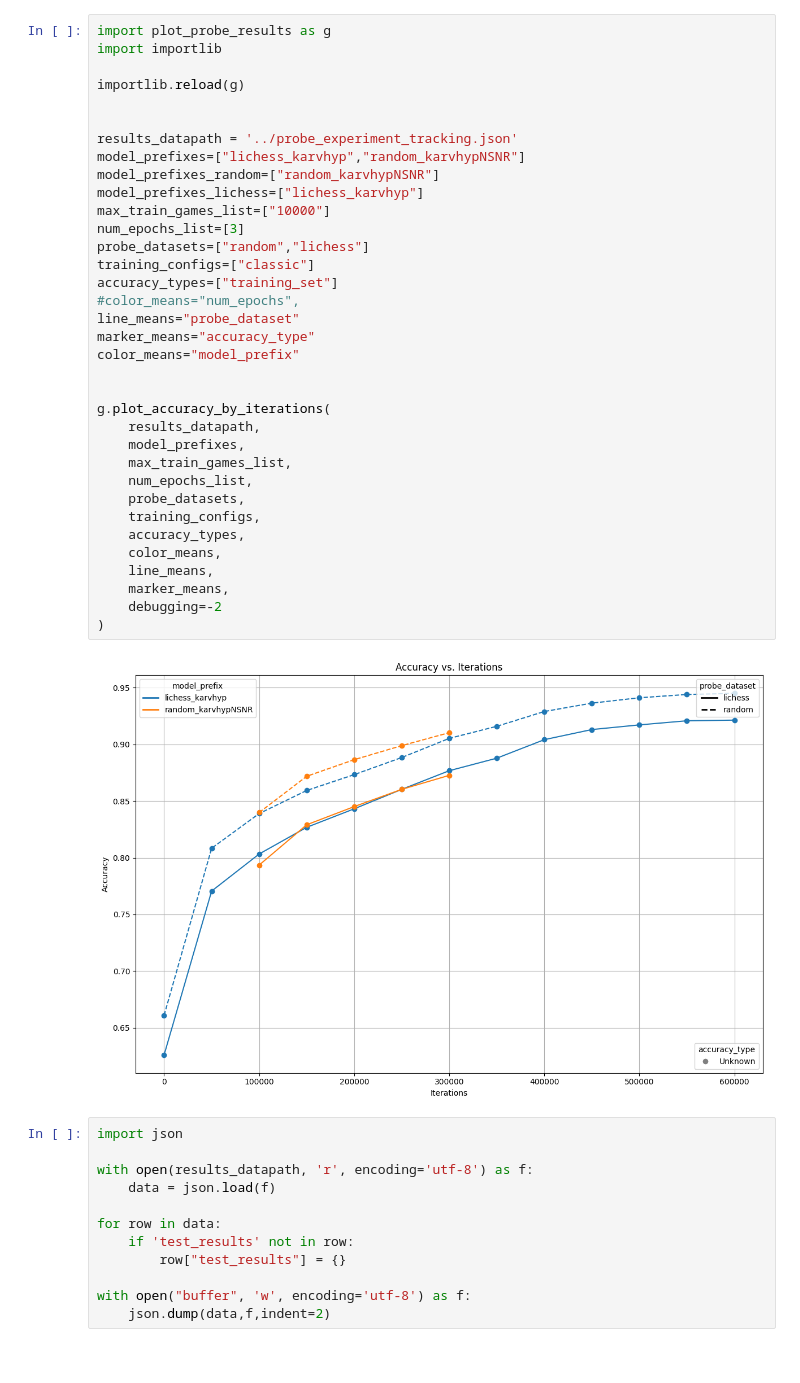
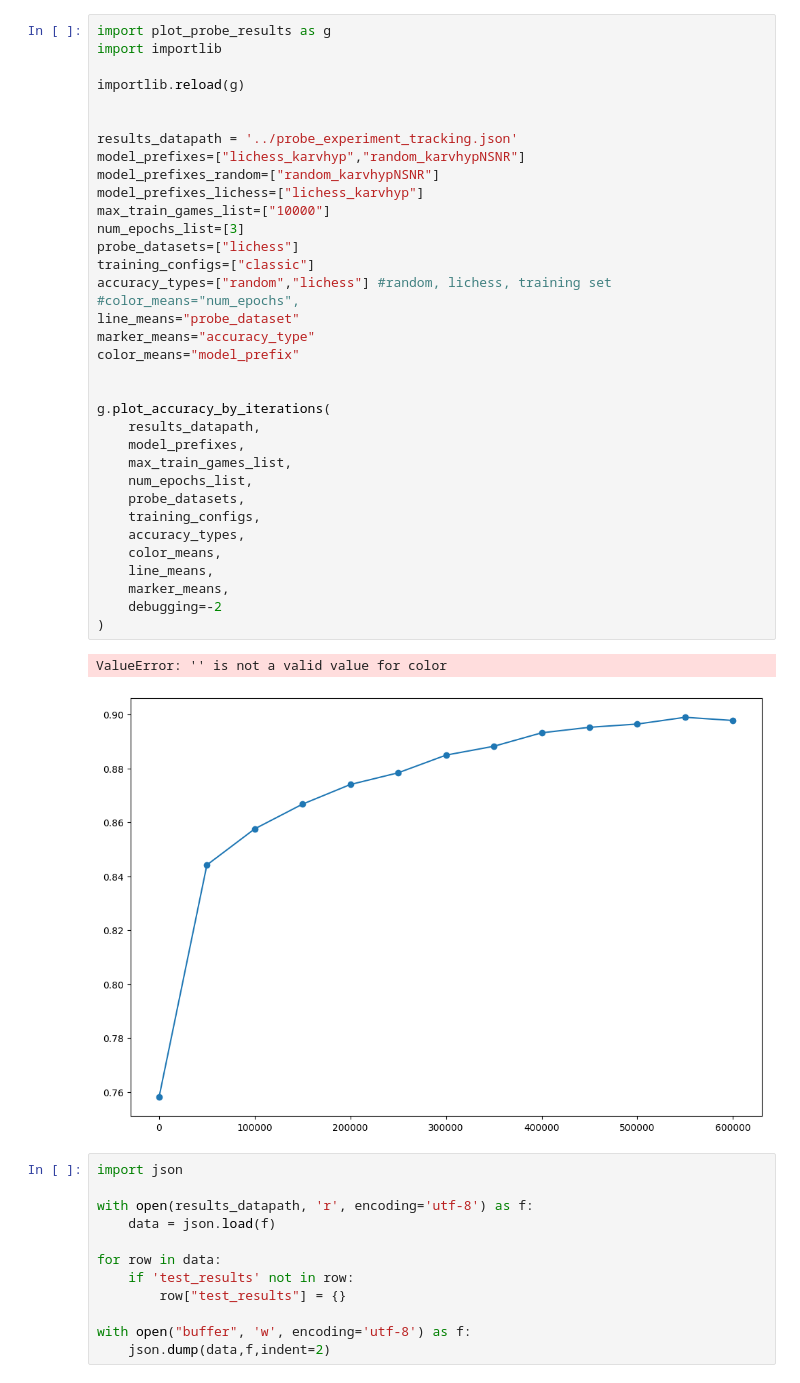
Before and after one commit to MarcosElFlamenco/NewInterpretability, a Jupyter notebook: ploting/view_probe_results.ipynb, the cells around one changed output. Cells and saved outputs as stored; diff of their text form.

```diff
--- a/ploting/view_probe_results.ipynb
+++ b/ploting/view_probe_results.ipynb
@@ -5,36 +5,37 @@ import importlib
 importlib.reload(g)
 
 
 results_datapath = '../probe_experiment_tracking.json'
 model_prefixes=["lichess_karvhyp","random_karvhypNSNR"]
 model_prefixes_random=["random_karvhypNSNR"]
 model_prefixes_lichess=["lichess_karvhyp"]
 max_train_games_list=["10000"]
 num_epochs_list=[3]
-probe_datasets=["random","lichess"]
+probe_datasets=["lichess"]
 training_configs=["classic"]
-accuracy_types=["training_set"]
+accuracy_types=["random","lichess"] #random, lichess, training set
 #color_means="num_epochs",
 line_means="probe_dataset"
 marker_means="accuracy_type"
 color_means="model_prefix"
 
 
 g.plot_accuracy_by_iterations(
     results_datapath,
     model_prefixes,
     max_train_games_list,
     num_epochs_list,
     probe_datasets,
     training_configs,
     accuracy_types,
     color_means,
     line_means,
     marker_means,
     debugging=-2
 )
 # %% [output]
+ValueError: '' is not a valid value for color
-[figure, old version]
+[figure, new version]
 # %%
 import json
 
```
Also changed, not shown: 5 other files.
